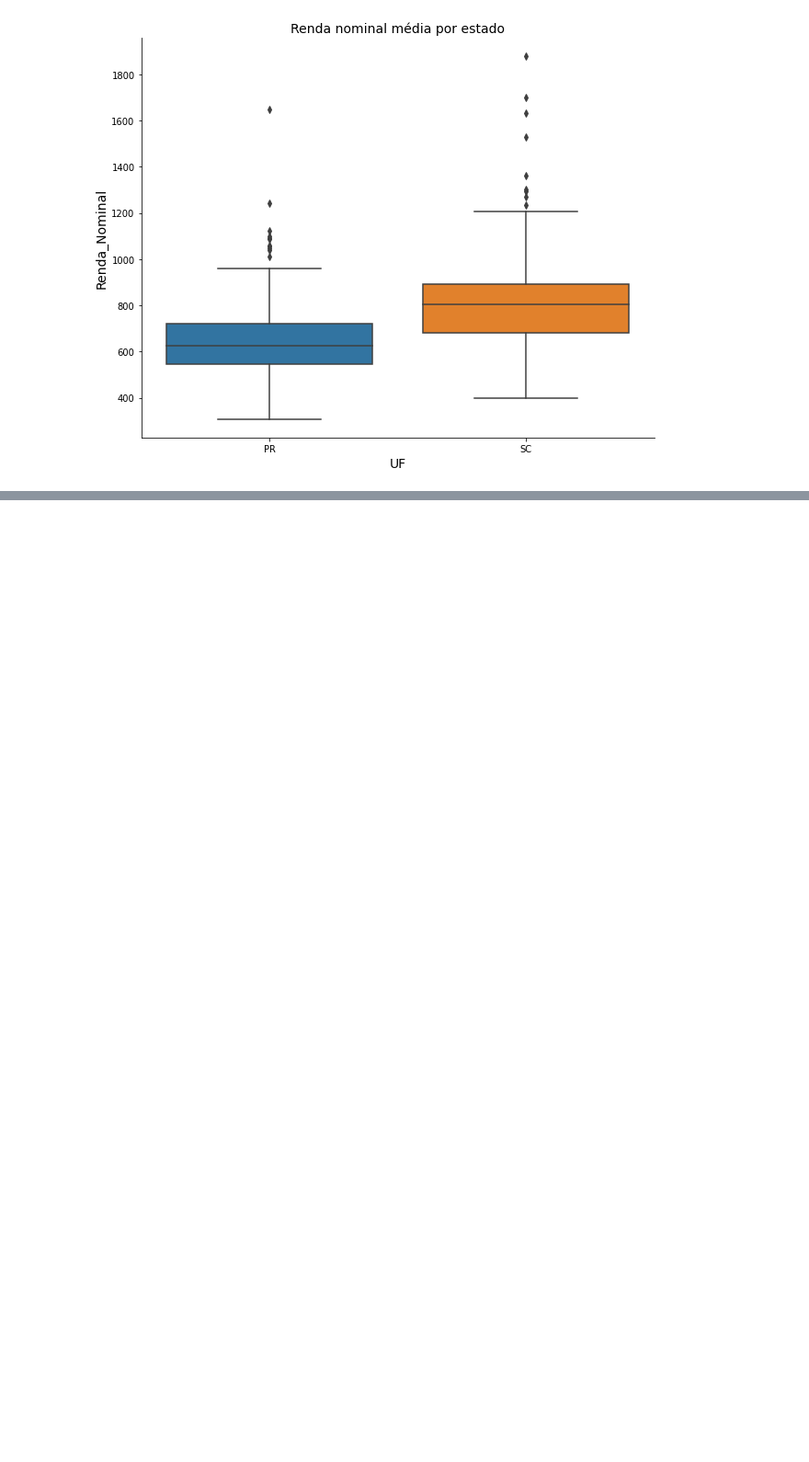
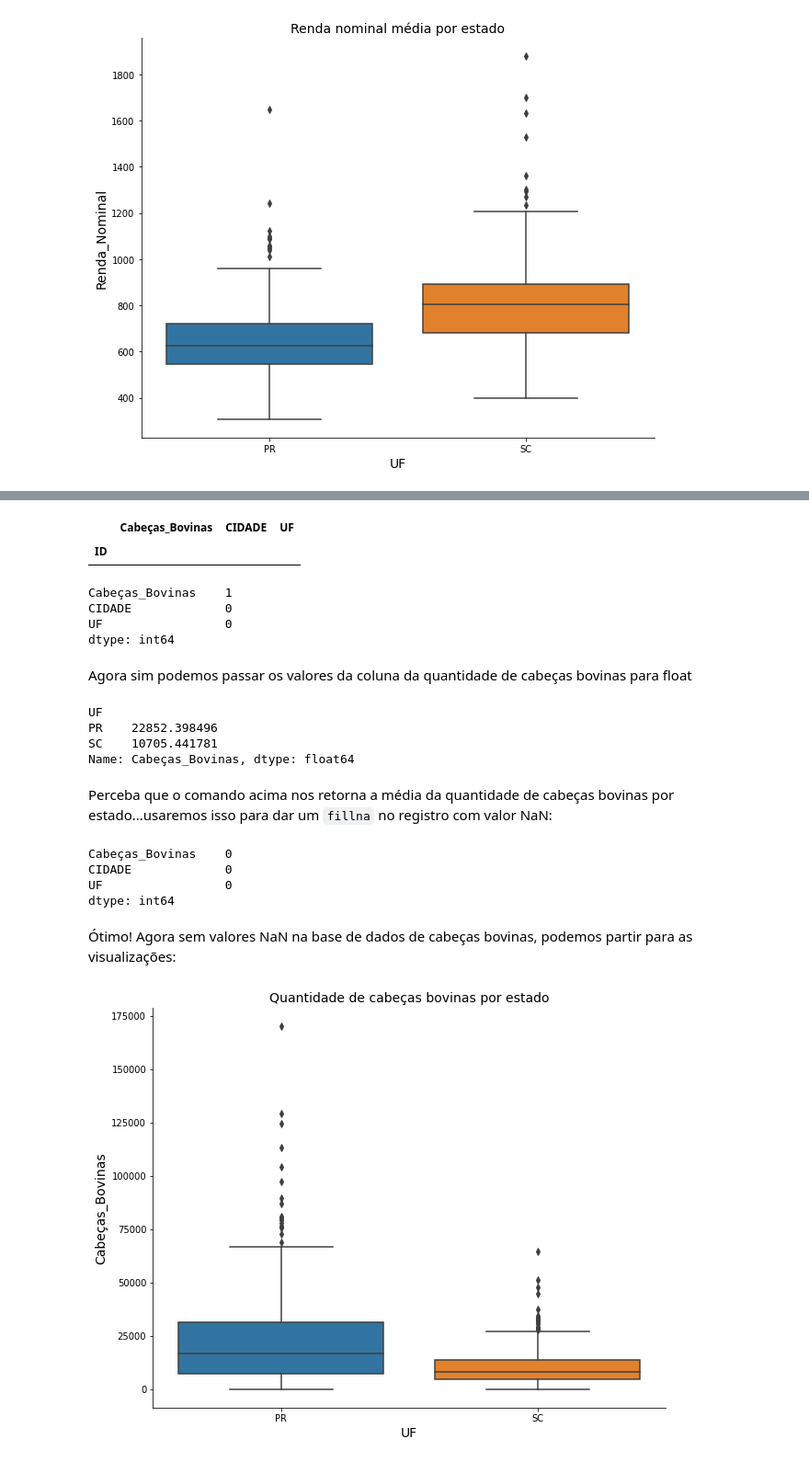
Before and after one commit to williambrunos/Mandacaru-Dev-Cacto, a Jupyter notebook: Atividade-2/Atividade_2_Cacto.ipynb, the cells around one changed output, grey strips where cells are left out. Shown: that part at 92% size. Cells and saved outputs as stored; diff of their text form; code cells hidden in the pictures; blank space fills up the shorter version.

```diff
--- a/Atividade-2/Atividade_2_Cacto.ipynb
+++ b/Atividade-2/Atividade_2_Cacto.ipynb
@@ -172,0 +226,11 @@ plt.show()
+# %%
+df_boi.drop(columns=[df_boi.columns[1],
+                    df_boi.columns[2],
+                    df_boi.columns[3]],
+           inplace=True)
+df_boi.rename(columns = {df_boi.columns[0]:'ID',
+                       df_boi.columns[1]: 'Cabeças_Bovinas'},
+             inplace = True)
+df_boi.set_index('ID', inplace = True)
+# df_boi['Cabeças_Bovinas'] = df_boi['Cabeças_Bovinas'].astype(float)
+df_boi.head()
@@ -172,0 +261,52 @@ plt.show()
+# %%
+df_boi.loc['4202453', 'Cabeças_Bovinas'] = np.nan
+# %%
+# Não temos mais o valor 'X'...
+df_boi[df_boi['Cabeças_Bovinas'] == 'X']
+# %% [output]
+|  | Cabeças_Bovinas | CIDADE | UF |
+| ID |  |  |  |
+# %%
+# ... mas temos um valor NaN
+df_boi.isna().sum()
+# %% [output]
+Cabeças_Bovinas    1
+CIDADE             0
+UF                 0
+dtype: int64
+# %% [markdown]
+Agora sim podemos passar os valores da coluna da quantidade de cabeças bovinas para float
+# %%
+df_boi['Cabeças_Bovinas'] = df_boi['Cabeças_Bovinas'].astype(float)
+# %%
+df_boi.groupby('UF')['Cabeças_Bovinas'].mean()
+# %% [output]
+UF
+PR    22852.398496
+SC    10705.441781
+Name: Cabeças_Bovinas, dtype: float64
+# %% [markdown]
+Perceba que o comando acima nos retorna a média da quantidade de cabeças bovinas por estado...usaremos isso para dar um ``fillna`` no registro com valor NaN:
+# %%
+df_boi.fillna(df_boi.groupby('UF')['Cabeças_Bovinas'].mean()[1], inplace=True)
+df_boi.isna().sum()
+# %% [output]
+Cabeças_Bovinas    0
+CIDADE             0
+UF                 0
+dtype: int64
+# %% [markdown]
+Ótimo! Agora sem valores NaN na base de dados de cabeças bovinas, podemos partir para as visualizações:
+# %%
+fig, ax = plt.subplots(figsize=(10, 8))
+
+ax.set_title('Quantidade de cabeças bovinas por estado', fontsize=14)
+ax.set_xlabel('UF', fontsize=14)
+ax.set_ylabel('Cabeças Bovinas', fontsize=14)
+
+sns.boxplot(data=df_boi, x='UF', y='Cabeças_Bovinas', ax=ax)
+sns.despine()
+
+plt.show()
+# %% [output]
+[figure, added]
```
Also changed, not shown: parts of 11 cells of this notebook.
